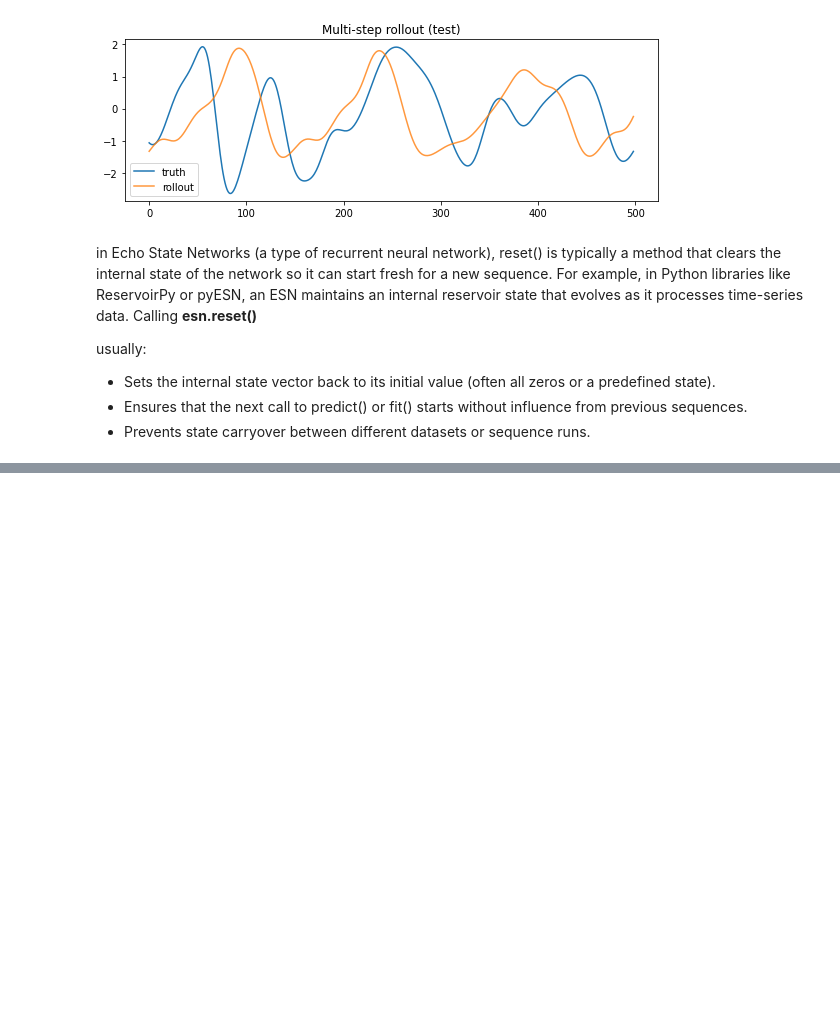
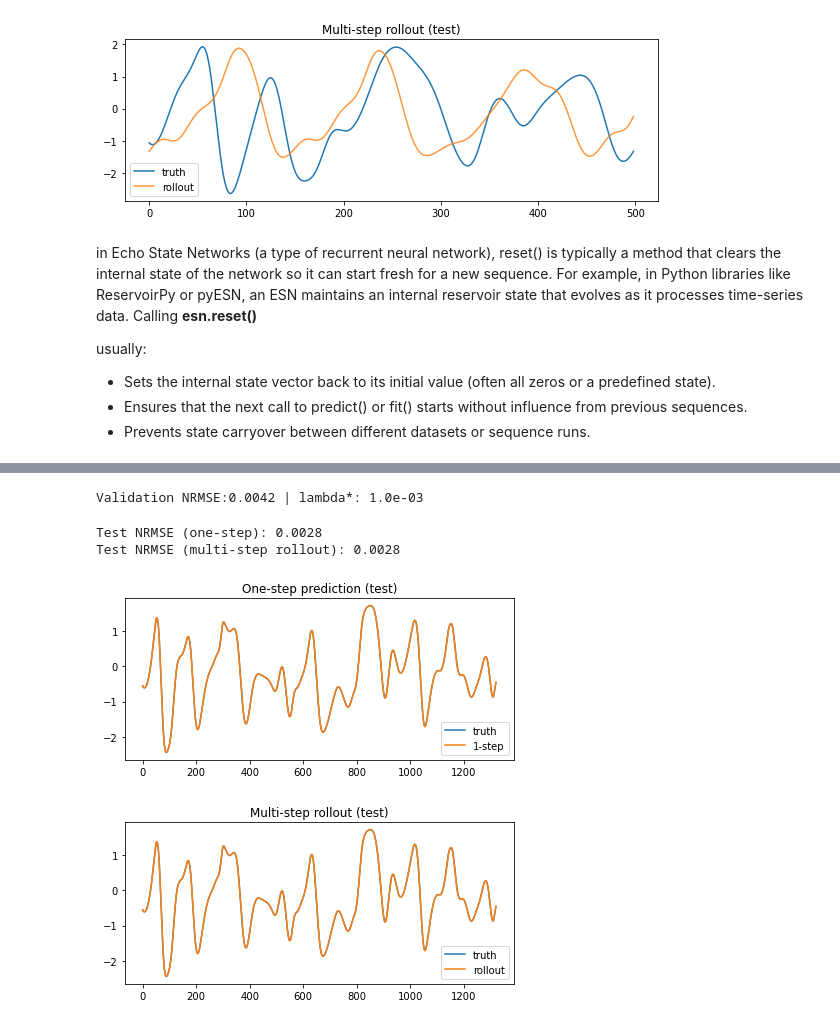
Before and after one commit to sriram-1/Quantum, a Jupyter notebook: QRC_Lyapunov_Notebook_Extended_v2.ipynb, the cells around one changed output, grey strips where cells are left out. Cells and saved outputs as stored; diff of their text form; code cells hidden in the pictures; blank space fills up the shorter version.

```diff
--- a/QRC_Lyapunov_Notebook_Extended_v2.ipynb
+++ b/QRC_Lyapunov_Notebook_Extended_v2.ipynb
@@ -278,0 +624,53 @@ usually:
+# %%
+#6 Add bias and run ridge regression
+def add_bias(A):
+    return np.hstack([A, np.ones((A.shape[0],1))])
+
+Xtr_b, Xva_b, Xte_b = add_bias(Xtr_s), add_bias(Xva_s), add_bias(Xte_s)
+
+# Ridge regression readout
+lam_grid = [0.0, 1e-6, 1e-5, 1e-4, 1e-3, 1e-2]
+best = None
+for lam in lam_grid:
+    XtX = Xtr_b.T @ Xtr_b
+    #reg = lam * np.eye(XtX.shape[0])
+    Wout = (tgt_tr @ Xtr_b) @ np.linalg.inv(XtX + lam*np.eye(XtX.shape[0]))
+    #Xva_wb = add_bias(Xva)
+    yhat_va = Xva_b @ Wout.T
+    nrmse_va = np.linalg.norm(yhat_va - tgt_va) / (np.linalg.norm(tgt_va) + 1e-12)
+    if (best is None) or (nrmse_va < best[0]):
+        best = (nrmse_va, lam, Wout)
+nrmse_va, lam_star, Wout = best
+#print(f'Validation NRMSE:Chosen ridge λ = {lam_star:.1e}, Val NRMSE = {nrmse_va:.4f}')
+print(f"Validation NRMSE:{nrmse_va:.4f} | lambda*: {lam_star:.1e}")
+# %% [output]
+Validation NRMSE:0.0042 | lambda*: 1.0e-03
+# %%
+#7. One-step test and a simple preview rollout
+yhat_te_1 = Xte_b @ Wout.T
+nrmse_te_1 = np.linalg.norm(yhat_te_1 - tgt_te) / (np.linalg.norm(tgt_te) + 1e-12)
+print(f'Test NRMSE (one-step): {nrmse_te_1:.4f}')
+
+H = len(tgt_te)
+roll = []
+for h in range(H):
+    x_b = np.hstack([Xte_s[h], 1.0])
+    #yhat = float(np.hstack([x, 1.0]) @ Wout.T)
+    roll.append(float(x_b @ Wout.T))
+
+roll = np.array(roll)
+nrmse_roll = np.linalg.norm(roll - tgt_te) / (np.linalg.norm(tgt_te) + 1e-12)
+print(f'Test NRMSE (multi-step rollout): {nrmse_roll:.4f}')
+# %% [output]
+Test NRMSE (one-step): 0.0028
+Test NRMSE (multi-step rollout): 0.0028
+# %%
+#plots
+import matplotlib.pyplot as plt
+plt.figure(figsize=(6,3)); plt.plot(tgt_te, label='truth');plt.plot(yhat_te_1, label='1-step');
+plt.legend(); plt.title('One-step prediction (test)');plt.tight_layout();plt.show()
+plt.figure(figsize=(6,3)); plt.plot(tgt_te, label='truth');plt.plot(roll,label='rollout');
+plt.legend(); plt.title('Multi-step rollout (test)');plt.tight_layout();plt.show()
+# %% [output]
+[figure, added]
+[figure, added]
```
Also changed, not shown: parts of 10 cells of this notebook.
